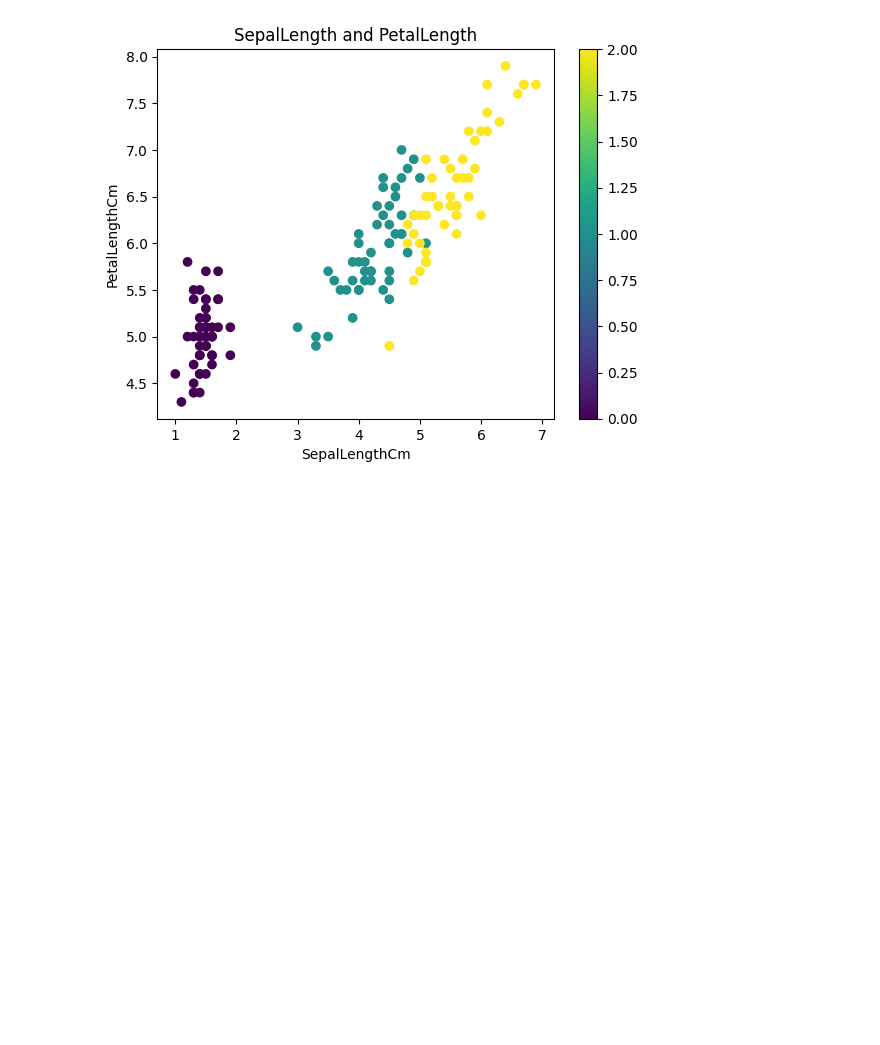
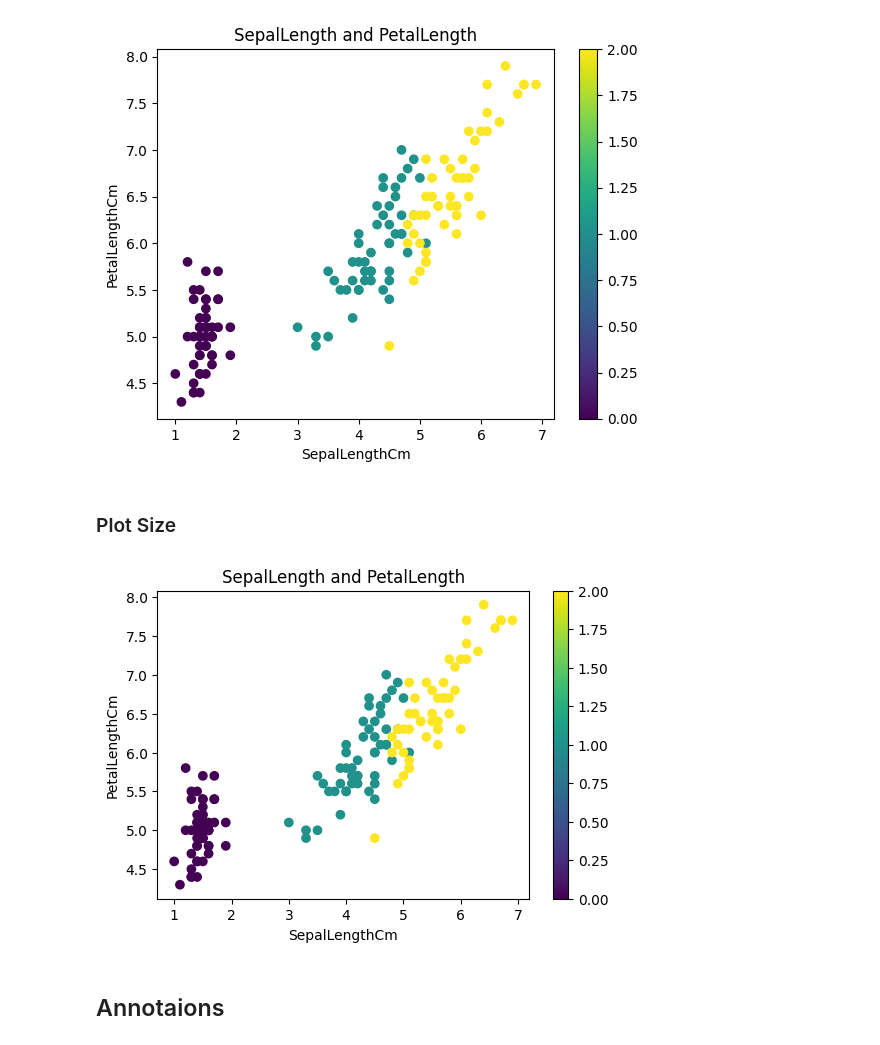
Before and after one commit to mohitjaryal/matplotlib, a Jupyter notebook: advance_matplotlib.ipynb, the cells around one changed output. Saved outputs shown, nothing was run; the diff lists cells and outputs as text; code cells hidden in the pictures; blank space fills up the shorter version.

```diff
--- a/advance_matplotlib.ipynb
+++ b/advance_matplotlib.ipynb
@@ -56,3 +43,21 @@ plt.colorbar()
 plt.show()
 # %% [output]
 [figure]
+# %% [markdown]
+### Plot Size
+# %%
+# increasing size of graph
+
+# figure
+plt.figure(figsize=(6,4)) # (width, height)
+
+plt.scatter(iris['PetalLengthCm'],iris['SepalLengthCm'],c=iris['Species'])
+plt.xlabel('SepalLengthCm')
+plt.ylabel('PetalLengthCm')
+plt.title('SepalLength and PetalLength')
+plt.colorbar()
+plt.show()
+# %% [output]
+[figure, added]
+# %% [markdown]
+## Annotaions
```
Also changed, not shown: parts of 32 cells of this notebook, 1 other file.
